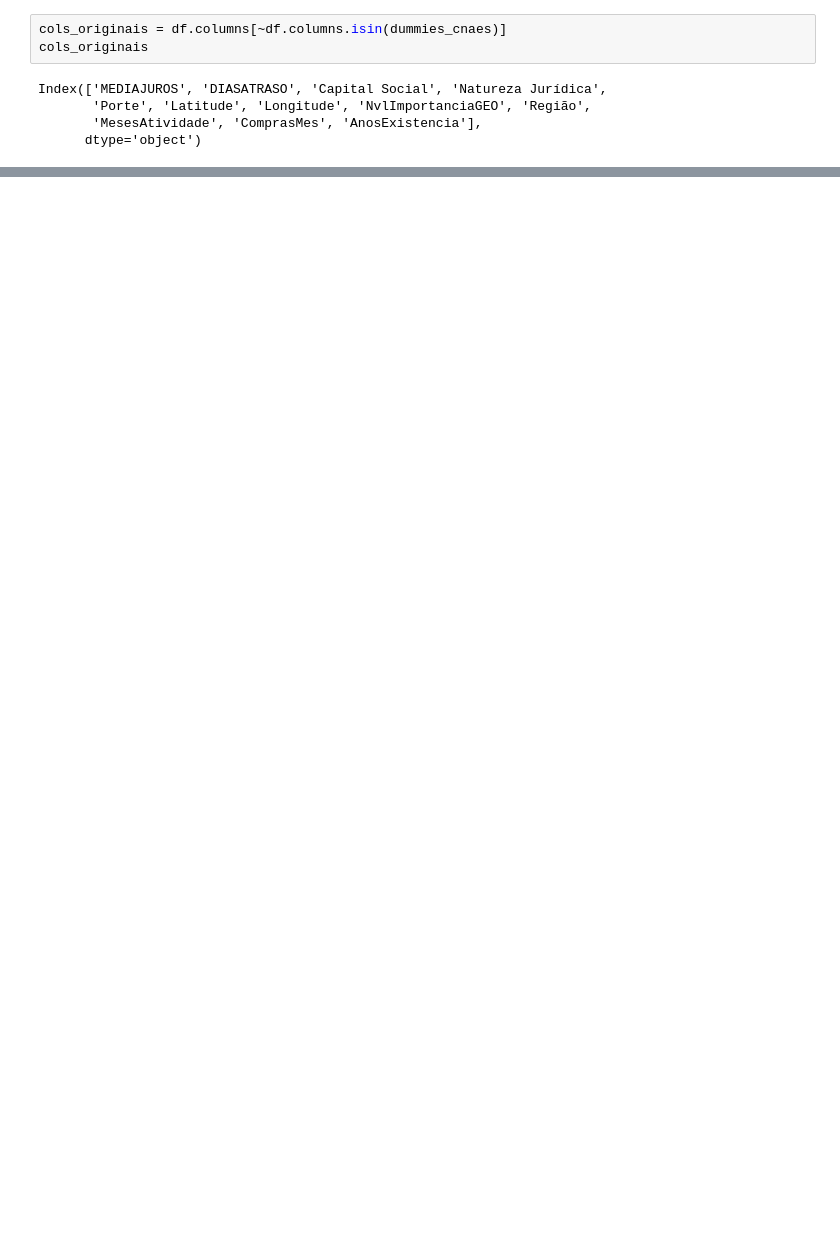
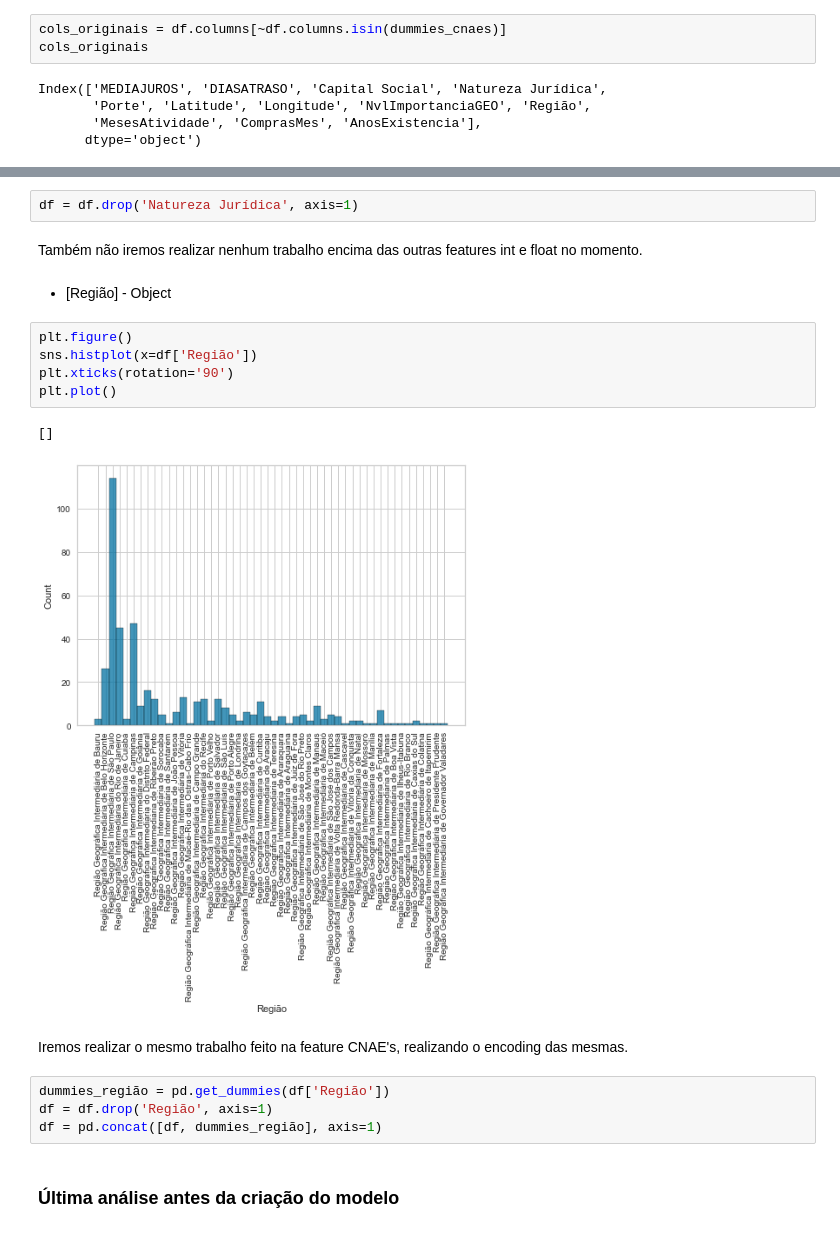
Before and after one commit to evanjr99/Customer-Cluster, a Jupyter notebook: Clusterização - Porte da Empresa.ipynb, the cells around one changed output, grey strips where cells are left out. Drawn from its saved outputs; the diff is of its cells as text; blank space fills up the shorter version.

```diff
--- a/Clusterização - Porte da Empresa.ipynb
+++ b/Clusterização - Porte da Empresa.ipynb
@@ -479,0 +493,22 @@ Name: MEDIAJUROS, dtype: int64
+# %%
+df = df.drop('Natureza Jurídica', axis=1)
+# %% [markdown]
+Também não iremos realizar nenhum trabalho encima das outras features int e float no momento.
+# %% [markdown]
+- [Região] - Object
+# %%
+plt.figure()
+sns.histplot(x=df['Região'])
+plt.xticks(rotation='90')
+plt.plot()
+# %% [output]
+[]
+[figure, added]
+# %% [markdown]
+Iremos realizar o mesmo trabalho feito na feature CNAE's, realizando o encoding das mesmas.
+# %%
+dummies_região = pd.get_dummies(df['Região'])
+df = df.drop('Região', axis=1)
+df = pd.concat([df, dummies_região], axis=1)
+# %% [markdown]
+### Última análise antes da criação do modelo
```
Also changed, not shown: parts of 41 cells of this notebook.
